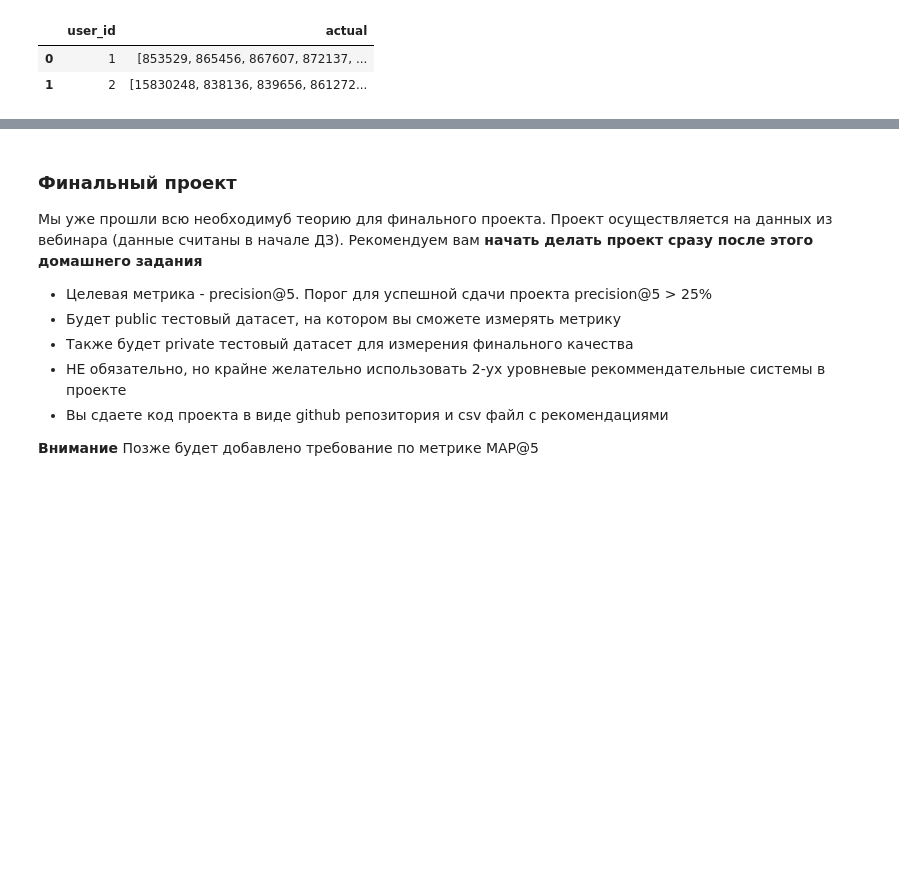
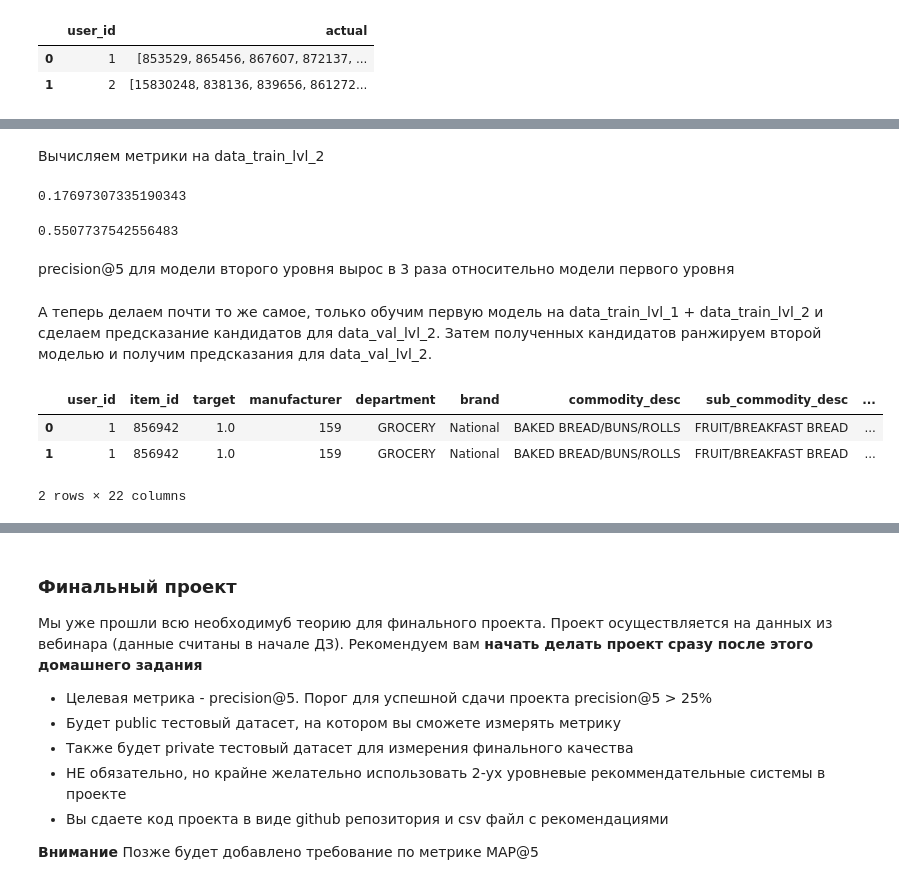
Before and after one commit to SemenovR/GB_RecommenderSystems, a Jupyter notebook: lesson_6/lesson_6.ipynb, the cells around one changed output, grey strips where cells are left out. Cells and saved outputs as stored; diff of their text form; code cells hidden in the pictures; blank space fills up the shorter version.

```diff
--- a/lesson_6/lesson_6.ipynb
+++ b/lesson_6/lesson_6.ipynb
@@ -125,0 +327,39 @@ result_lvl_1.head(2)
+# %% [markdown]
+Вычисляем метрики на data_train_lvl_2
+# %%
+result.apply(lambda x: precision_at_k(x['model1'], x['actual'], 5), axis=1).mean()
+# %% [output]
+0.17697307335190343
+# %%
+result.apply(lambda x: precision_at_k(x['model2'], x['actual'], 5), axis=1).mean()
+# %% [output]
+0.5507737542556483
+# %% [markdown]
+precision@5 для модели второго уровня вырос в 3 раза относительно модели первого уровня
+# %% [markdown]
+А теперь делаем почти то же самое, только обучим первую модель на data_train_lvl_1 + data_train_lvl_2 и cделаем предсказание кандидатов для data_val_lvl_2. Затем полученных кандидатов ранжируем второй моделью и получим предсказания для data_val_lvl_2.
+# %%
+data_train = pd.concat([data_train_lvl_1, data_train_lvl_2])
+data_train = prefilter_items(data_train, item_features=item_features, take_n_popular=5000)
+recommender2 = MainRecommender(data_train)
+# %%
+result_lvl_2 = data_val_lvl_2.groupby('user_id')['item_id'].unique().reset_index()
+result_lvl_2.columns=['user_id', 'actual']
+result_lvl_2['candidates'] = result_lvl_2['user_id'].apply(lambda x: recommender2.get_own_recommendations(x, N=50))
+
+s = result_lvl_2.apply(lambda x: pd.Series(x['candidates']), axis=1).stack().reset_index(level=1, drop=True)
+s.name = 'item_id'
+
+users_lvl_2 = result_lvl_2.drop(['actual', 'candidates'], axis=1).join(s)
+targets_lvl_2 = data_val_lvl_2[['user_id', 'item_id']].copy()
+targets_lvl_2['target'] = 1  # тут только покупки
+targets_lvl_2 = users_lvl_2.merge(targets_lvl_2, on=['user_id', 'item_id'], how='left')
+targets_lvl_2['target'].fillna(0, inplace= True)
+
+targets_lvl_2 = featuring(data_val_lvl_2, targets_lvl_2)
+targets_lvl_2.head(2)
+# %% [output]
+|  | user_id | item_id | target | manufacturer | department | brand | commodity_desc | sub_commodity_desc | ... |
+| 0 | 1 | 856942 | 1.0 | 159 | GROCERY | National | BAKED BREAD/BUNS/ROLLS | FRUIT/BREAKFAST BREAD | ... |
+| 1 | 1 | 856942 | 1.0 | 159 | GROCERY | National | BAKED BREAD/BUNS/ROLLS | FRUIT/BREAKFAST BREAD | ... |
+2 rows × 22 columns
```
Also changed, not shown: parts of 41 cells of this notebook, 3 other files.
